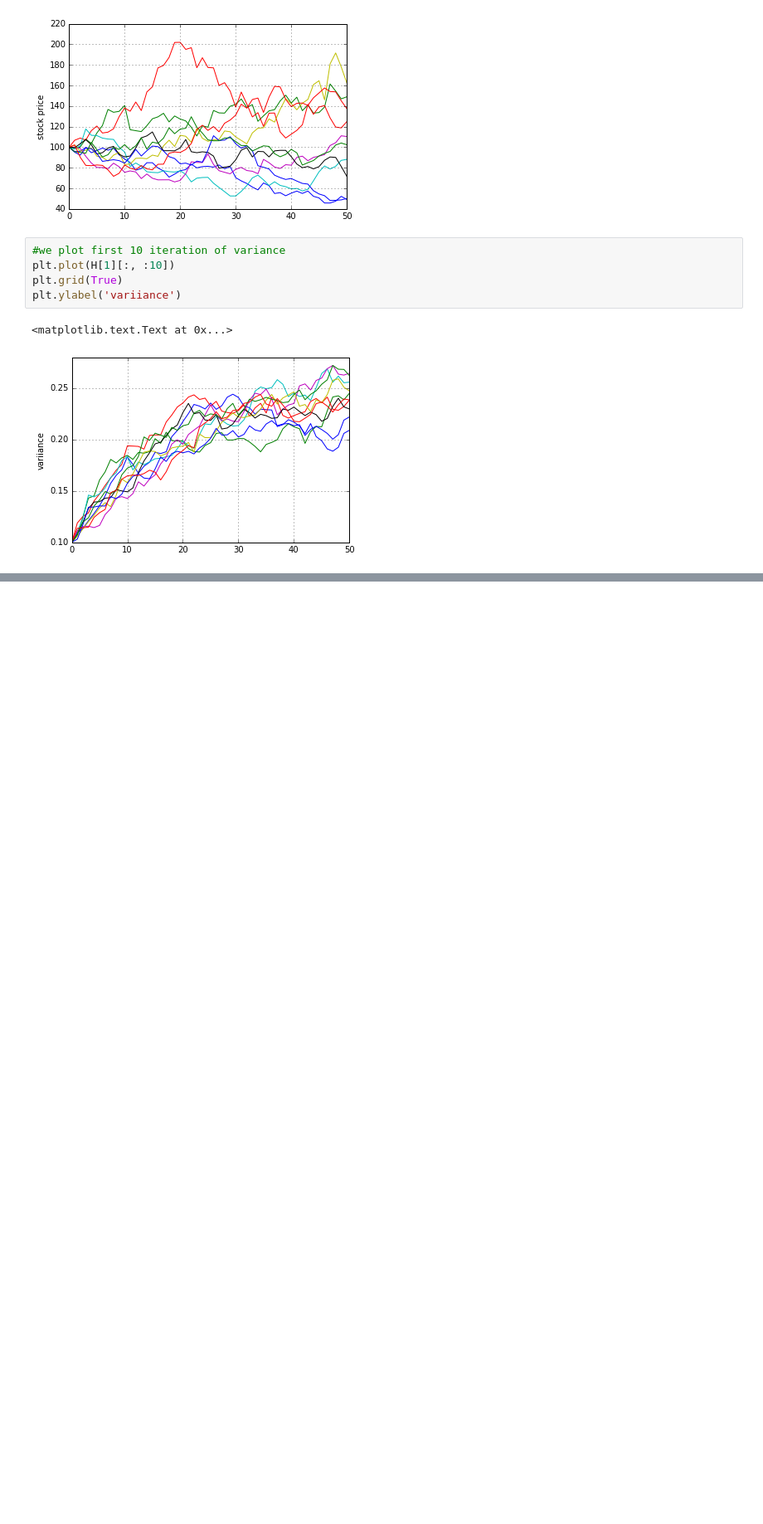
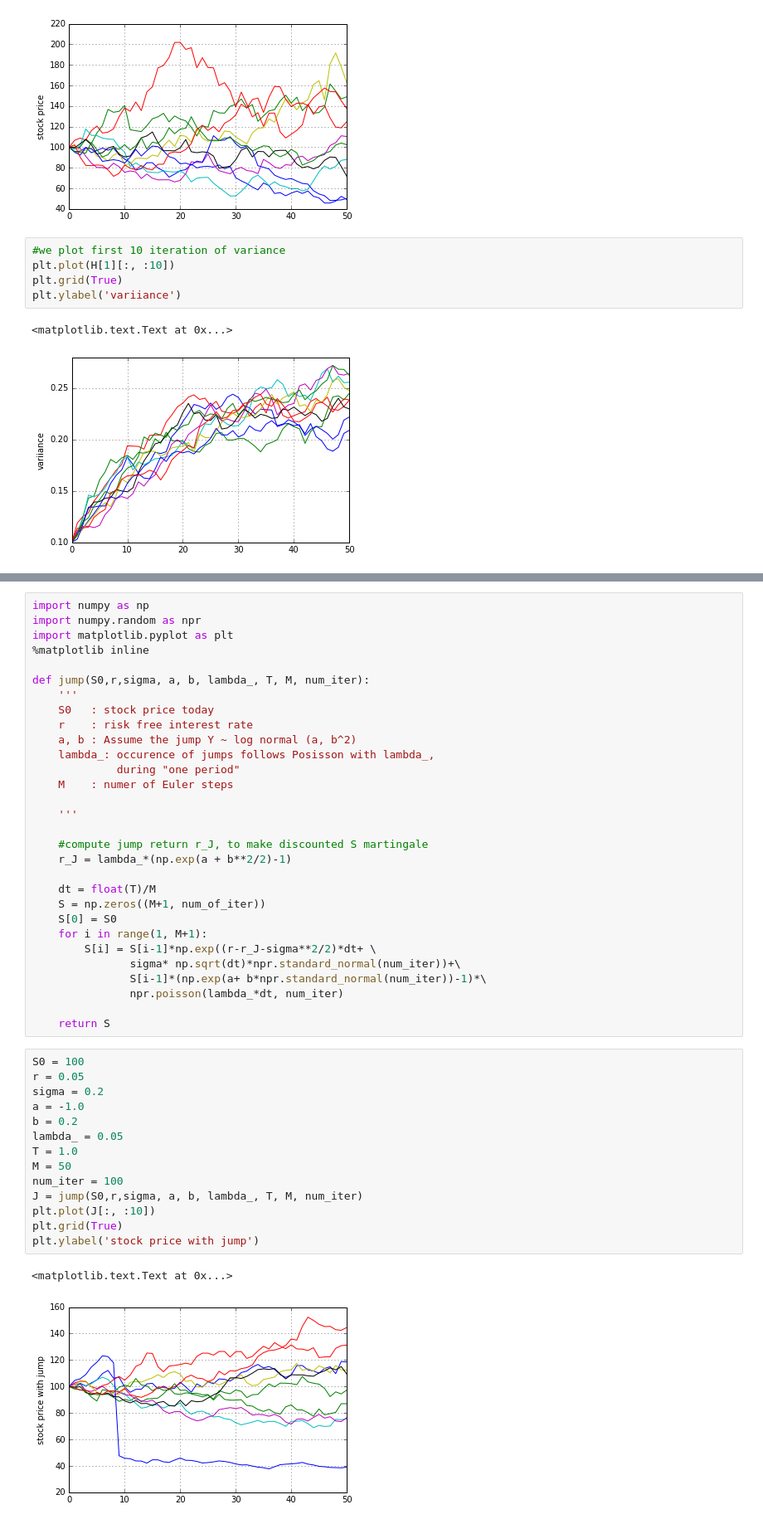
Before and after one commit to jimmychou0704/Simulation, a Jupyter notebook: Stochastic_process.ipynb, the cells around one changed output, grey strips where cells are left out. Shown: that part at 83% size. Drawn from its saved outputs; the diff is of its cells as text; blank space fills up the shorter version.

Commit message:
jump diffusion stochastic process done

```diff
--- a/Stochastic_process.ipynb
+++ b/Stochastic_process.ipynb
@@ -267,0 +273,47 @@ $$ E(Y_j) = e^{a}
+# %%
+import numpy as np
+import numpy.random as npr
+import matplotlib.pyplot as plt
+%matplotlib inline
+
+def jump(S0,r,sigma, a, b, lambda_, T, M, num_iter):
+    '''
+    S0   : stock price today
+    r    : risk free interest rate
+    a, b : Assume the jump Y ~ log normal (a, b^2)
+    lambda_: occurence of jumps follows Posisson with lambda_,
+             during "one period"
+    M    : numer of Euler steps
+
+    '''
+
+    #compute jump return r_J, to make discounted S martingale
+    r_J = lambda_*(np.exp(a + b**2/2)-1)
+
+    dt = float(T)/M
+    S = np.zeros((M+1, num_of_iter))
+    S[0] = S0
+    for i in range(1, M+1):
+        S[i] = S[i-1]*np.exp((r-r_J-sigma**2/2)*dt+ \
+               sigma* np.sqrt(dt)*npr.standard_normal(num_iter))+\
+               S[i-1]*(np.exp(a+ b*npr.standard_normal(num_iter))-1)*\
+               npr.poisson(lambda_*dt, num_iter)
+
+    return S
+# %%
+S0 = 100
+r = 0.05
+sigma = 0.2
+a = -1.0
+b = 0.2
+lambda_ = 0.05
+T = 1.0
+M = 50
+num_iter = 100
+J = jump(S0,r,sigma, a, b, lambda_, T, M, num_iter)
+plt.plot(J[:, :10])
+plt.grid(True)
+plt.ylabel('stock price with jump')
+# %% [output]
+<matplotlib.text.Text at 0x...>
+[figure, added]
```
Also changed, not shown: parts of 1 cell of this notebook.
